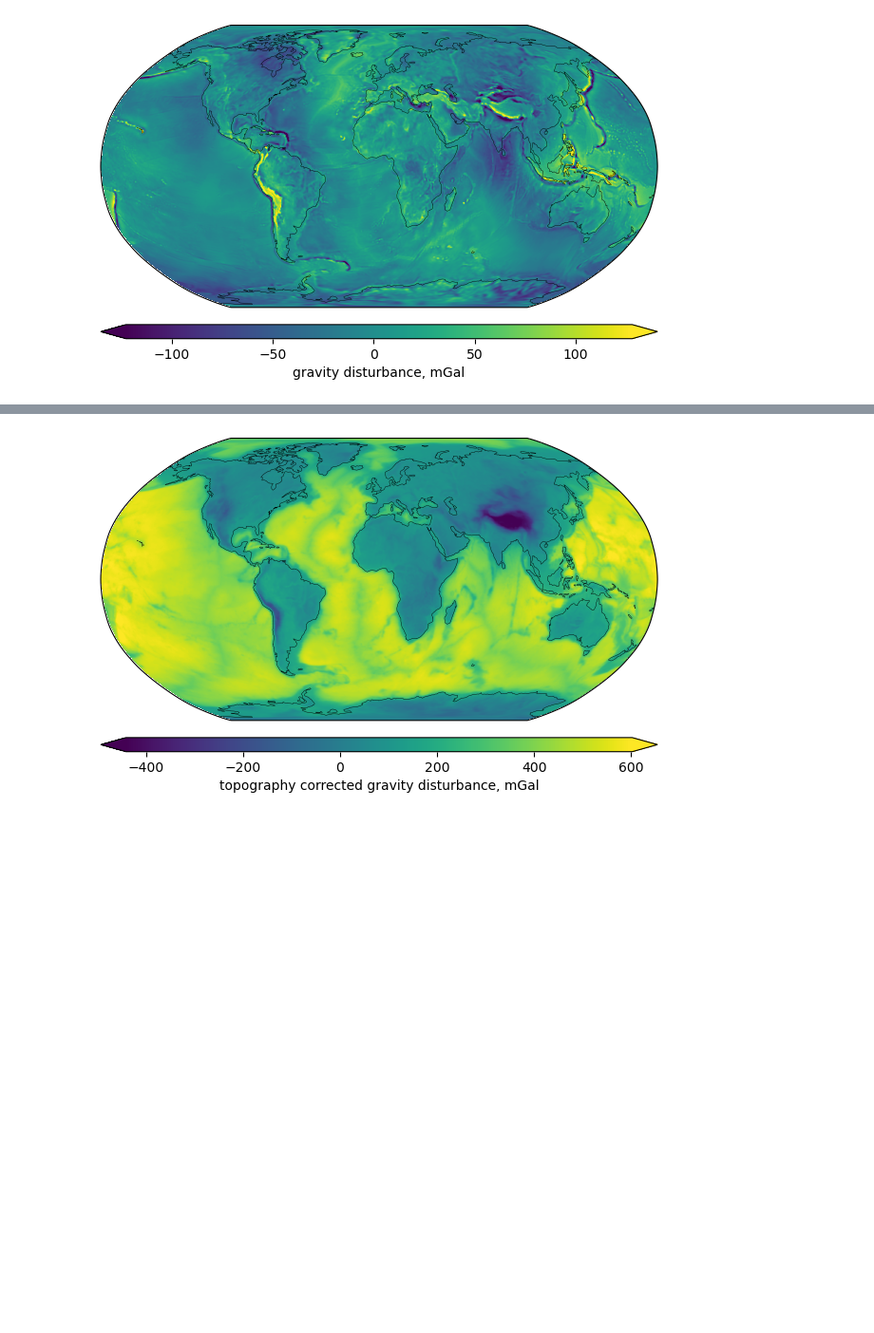
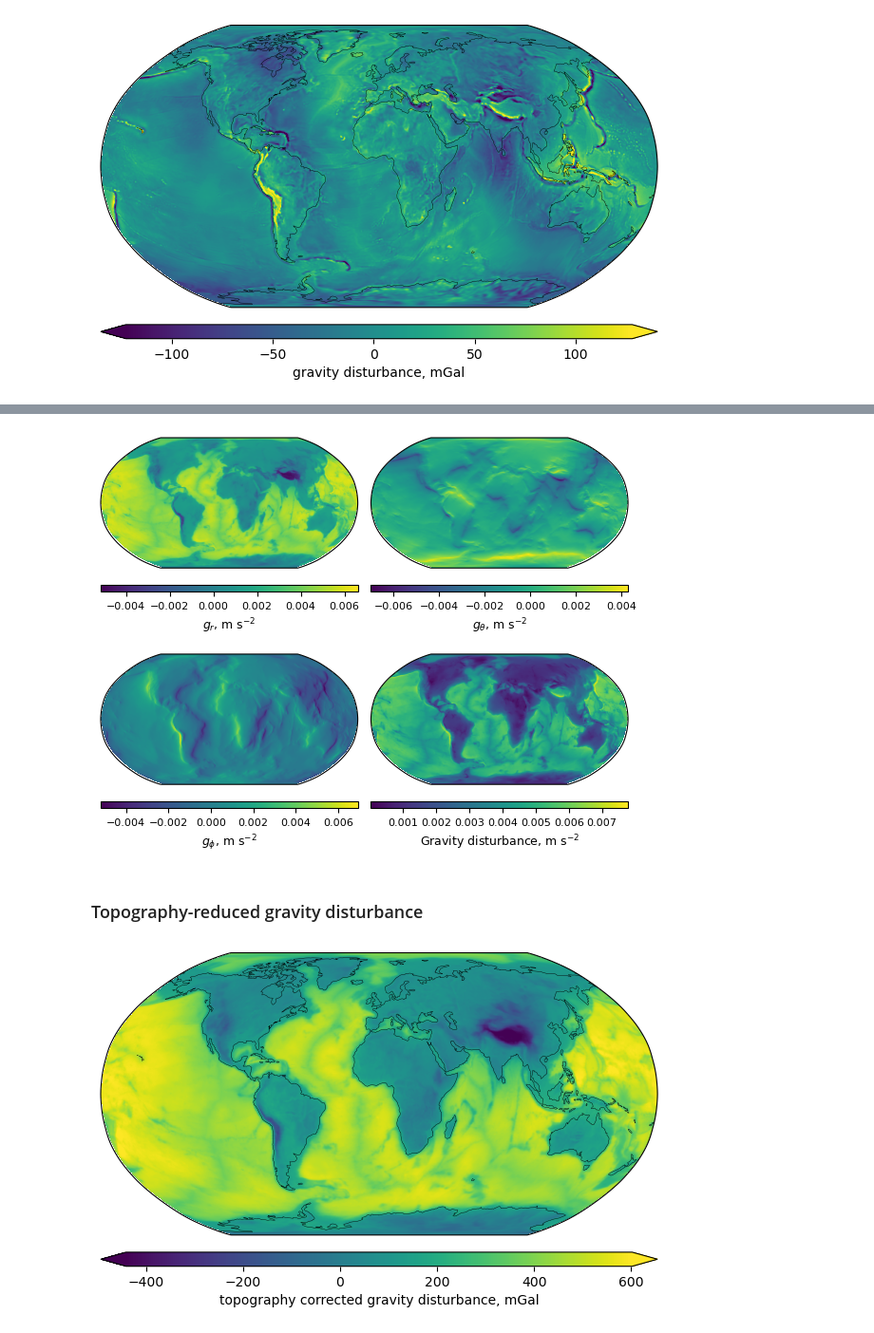
Before and after one commit to apasto/ggm_bg_maps_binder, a Jupyter notebook: ggm_bg.ipynb, the cells around one changed output, grey strips where cells are left out. Shown at 95% size. Cells and saved outputs as stored; diff of their text form; code cells hidden in the pictures; blank space fills up the shorter version.

```diff
--- a/ggm_bg.ipynb
+++ b/ggm_bg.ipynb
@@ -114 +223,11 @@ GTM_rad_fig.show()
+# %%
+GTM_full_fig, GTM_full_ax = GTM_grid.plot(projection=fig_projection,
+                                          colorbar="bottom", cmap='viridis',
+                                          show=False)
+GTM_full_fig.set_dpi(fig_dpi)
+GTM_full_fig.show()
+# %% [output]
+[figure, added]
+# %% [markdown]
+### Topography-reduced gravity disturbance
 # %%
```
Also changed, not shown: parts of 31 cells of this notebook.
